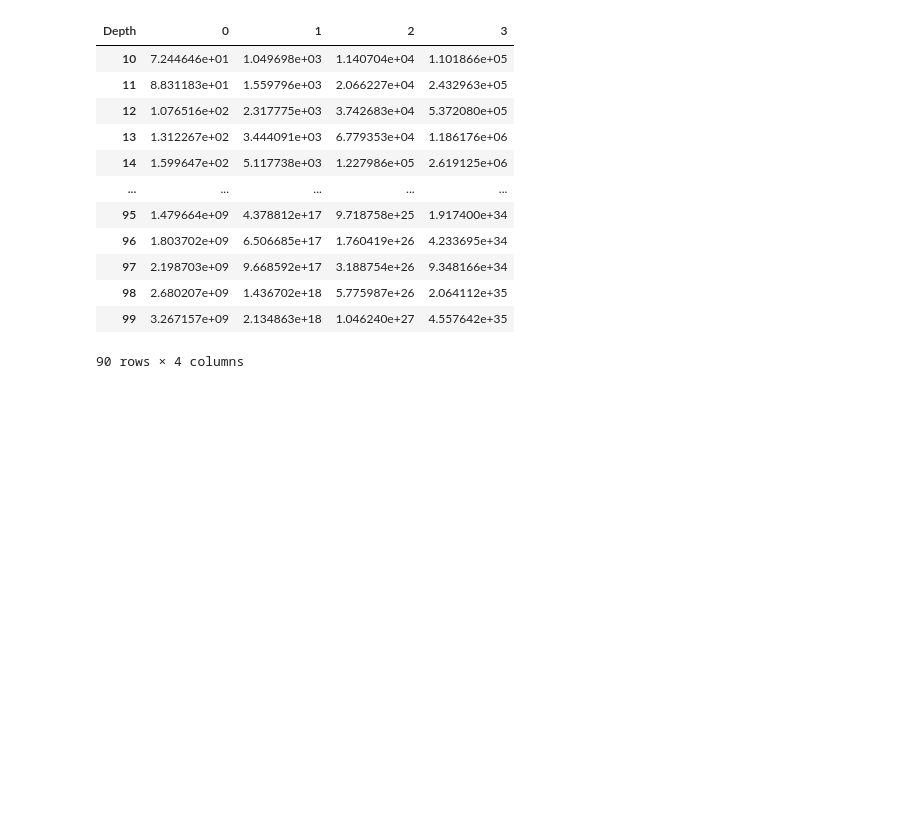
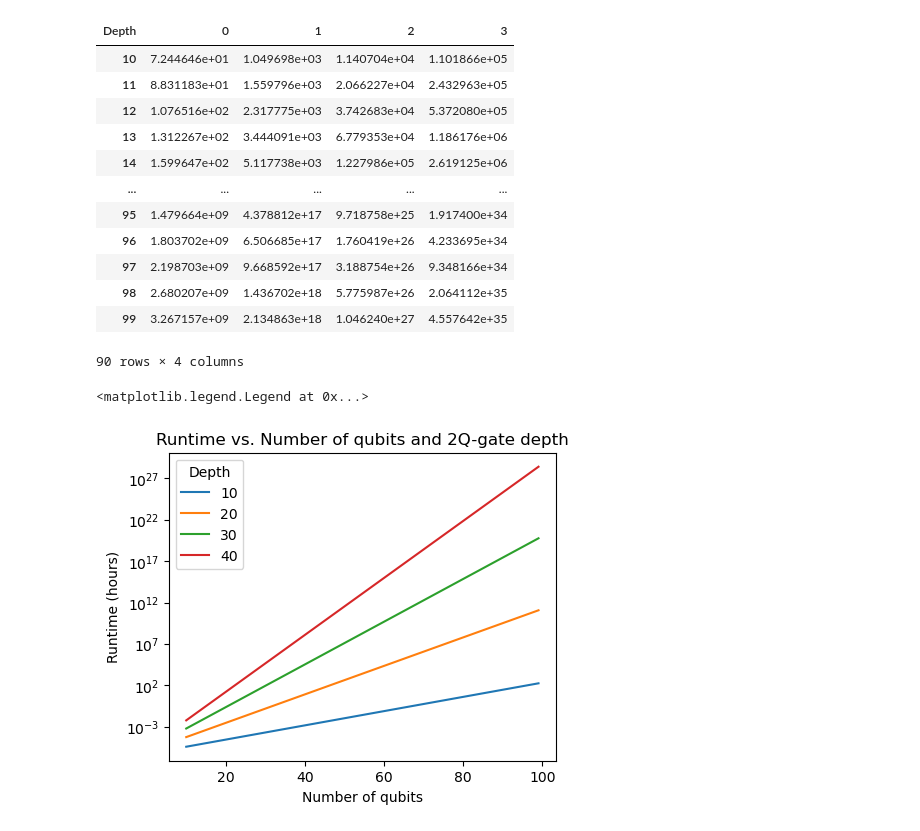
Before and after one commit to qiskit-community/ml-qem, a Jupyter notebook: docs/tutorials/z01_zlatko_for_haoran.ipynb, the cells around one changed output. Drawn from its saved outputs; the diff is of its cells as text; code cells hidden in the pictures; blank space fills up the shorter version.

```diff
--- a/docs/tutorials/z01_zlatko_for_haoran.ipynb
+++ b/docs/tutorials/z01_zlatko_for_haoran.ipynb
@@ -59,3 +59,21 @@ df * layer_nums[np.newaxis, :]
 | 98 | 2.680207e+09 | 1.436702e+18 | 5.775987e+26 | 2.064112e+35 |
 | 99 | 3.267157e+09 | 2.134863e+18 | 1.046240e+27 | 4.557642e+35 |
 90 rows × 4 columns
+# %%
+# Create two axes in one row
+plt.figure(figsize=(5, 4))
+
+epsion = 0.01
+beta = 1 / (5000 * 3600)  # / (5000 CLOPs) * 3600 sec/hr
+# axes[1].semilogy(4 * df**2 / epsion**2 * beta)
+plt.semilogy(df * layer_nums[np.newaxis, :]  * beta) # J = γ̄ nd β d
+plt.title("Runtime vs. Number of qubits and 2Q-gate depth")
+plt.xlabel("Number of qubits")
+plt.ylabel("Runtime (hours)")
+plt.legend(layer_nums, title="Depth")
+# ax = plt.gca()
+# ax.grid(True)
+# ax.legend(layer_nums, title="Depth")
+# %% [output]
+<matplotlib.legend.Legend at 0x...>
+[figure, added]
```
Also changed, not shown: parts of 1 cell of this notebook.
